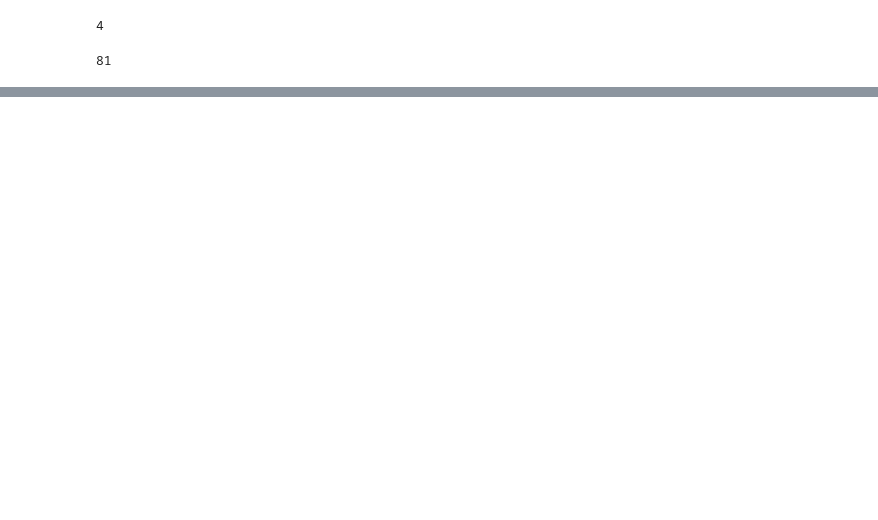
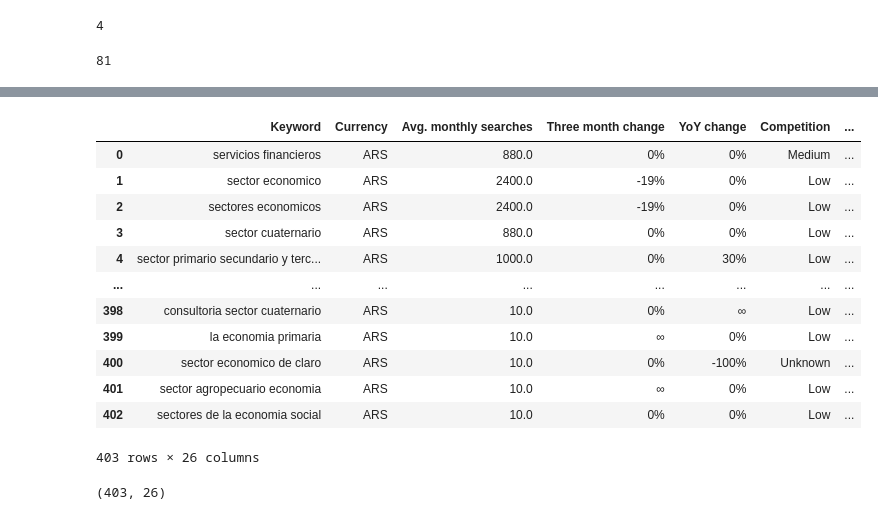
Before and after one commit to mgomora/myfirstrepo, a Jupyter notebook: archivo_de_prueba.ipynb, the cells around one changed output, grey strips where cells are left out. Cells and saved outputs as stored; diff of their text form; code cells hidden in the pictures; blank space fills up the shorter version.

```diff
--- a/archivo_de_prueba.ipynb
+++ b/archivo_de_prueba.ipynb
@@ -15,0 +17,20 @@ FileNotFoundError: [Errno 2] No such file or directory: 'datos_google_ads.csv'
+# %%
+df
+# %% [output]
+|  | Keyword | Currency | Avg. monthly searches | Three month change | YoY change | Competition | ... |
+| 0 | servicios financieros | ARS | 880.0 | 0% | 0% | Medium | ... |
+| 1 | sector economico | ARS | 2400.0 | -19% | 0% | Low | ... |
+| 2 | sectores economicos | ARS | 2400.0 | -19% | 0% | Low | ... |
+| 3 | sector cuaternario | ARS | 880.0 | 0% | 0% | Low | ... |
+| 4 | sector primario secundario y terc... | ARS | 1000.0 | 0% | 30% | Low | ... |
+| ... | ... | ... | ... | ... | ... | ... | ... |
+| 398 | consultoria sector cuaternario | ARS | 10.0 | 0% | ∞ | Low | ... |
+| 399 | la economia primaria | ARS | 10.0 | ∞ | 0% | Low | ... |
+| 400 | sector economico de claro | ARS | 10.0 | 0% | -100% | Unknown | ... |
+| 401 | sector agropecuario economia | ARS | 10.0 | ∞ | 0% | Low | ... |
+| 402 | sectores de la economia social | ARS | 10.0 | 0% | 0% | Low | ... |
+403 rows × 26 columns
+# %%
+df.shape
+# %% [output]
+(403, 26)
```
Also changed, not shown: parts of 15 cells of this notebook.
